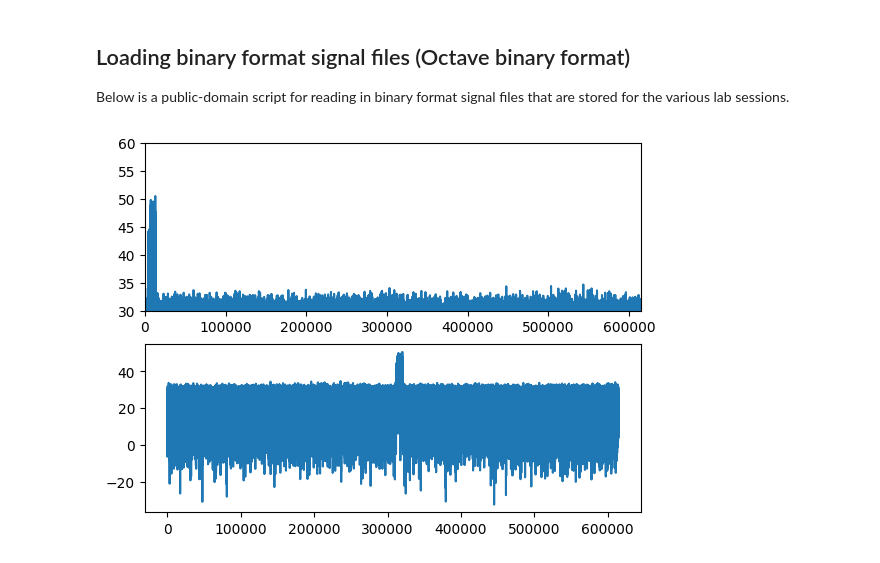
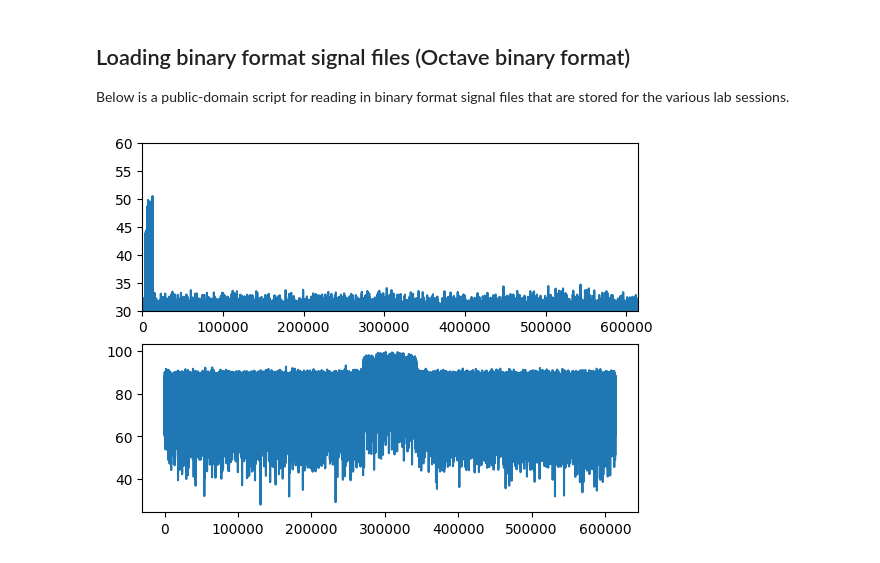
Before and after one commit to RaymondKnopp/digicom-books, a Jupyter notebook: notebooks/digicom_scratchpad.ipynb, the cells around one changed output. Cells and saved outputs as stored; diff of their text form; code cells hidden in the pictures.

```diff
--- a/notebooks/digicom_scratchpad.ipynb
+++ b/notebooks/digicom_scratchpad.ipynb
@@ -281,31 +281,32 @@ def loadoct(fd, encoding=STR_ENCODING):
         else:
             raise NotImplementedError("unknown octave type "+type_str)
         #print("read %s:%s"%(name, type_str), table[name])
     return table
 
 def _dump(filename, encoding=STR_ENCODING):
     import gzip
 
     if filename.endswith('.gz'):
         with gzip.open(filename, 'rb') as fd:
             table = loadoct(fd, encoding)
     else:
         with open(filename, 'rb') as fd:
             table = loadoct(fd, encoding)
     for k, v in table.items():
         print(k, v)
 
 with open('rxsignal_justnoise.bin','rb') as fd:
     table = loadoct(fd);
     for k,v in table.items():
         rxs0 = v
 
+rxs0 = np.squeeze(rxs0)
 import matplotlib.pyplot as plt
 plt.subplot(2,1,1)
 plt.plot(20*np.log10(np.abs(rxs0)));
 plt.axis([0, 614399, 30, 60])
 plt.subplot(2,1,2)
 plt.plot(20*np.log10(np.abs(np.fft.fftshift(np.fft.fft(rxs0)))))
 plt.show();
 # %% [output]
-[figure, old version]
+[figure, new version]
```
Also changed, not shown: 3 other files.
